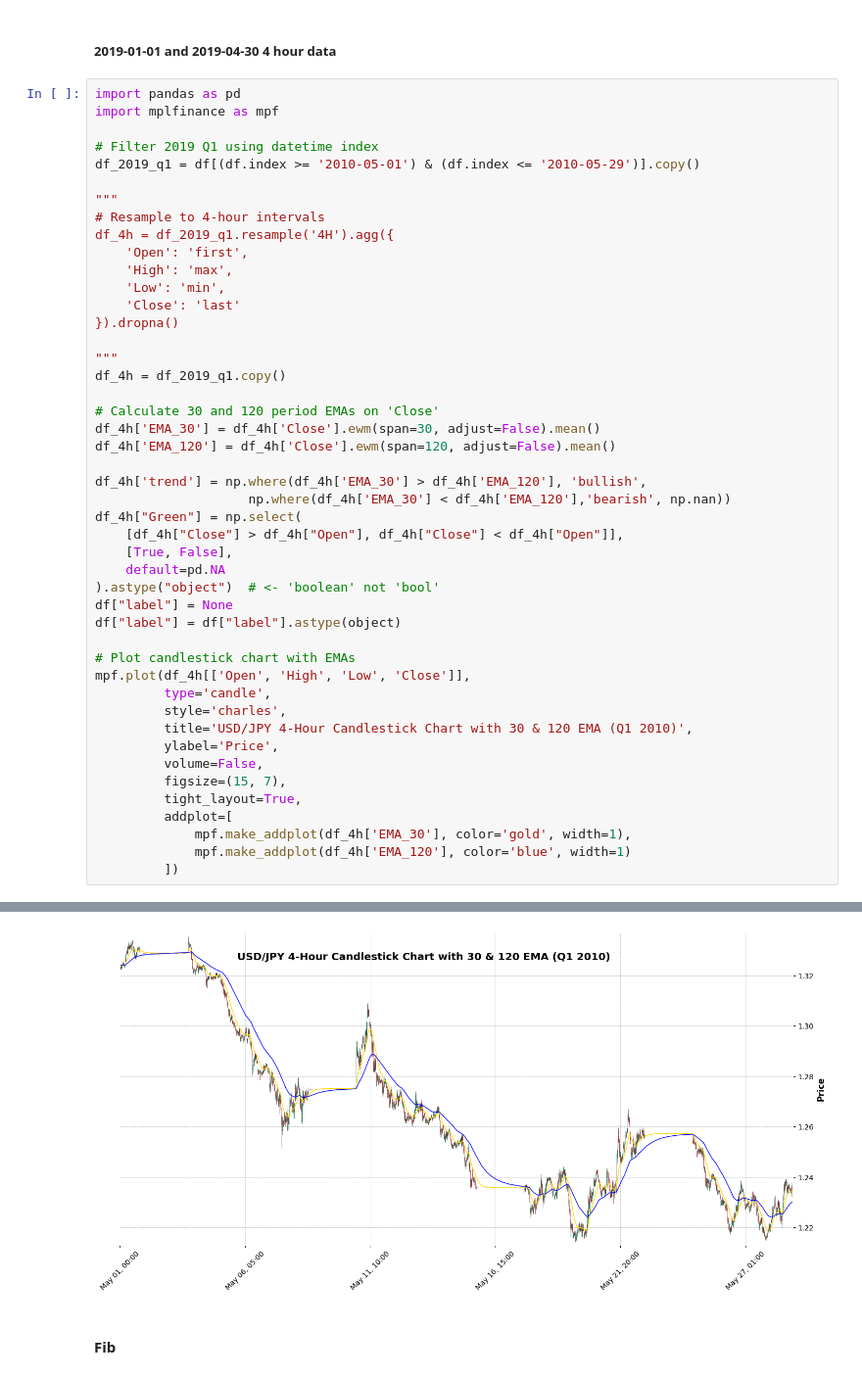
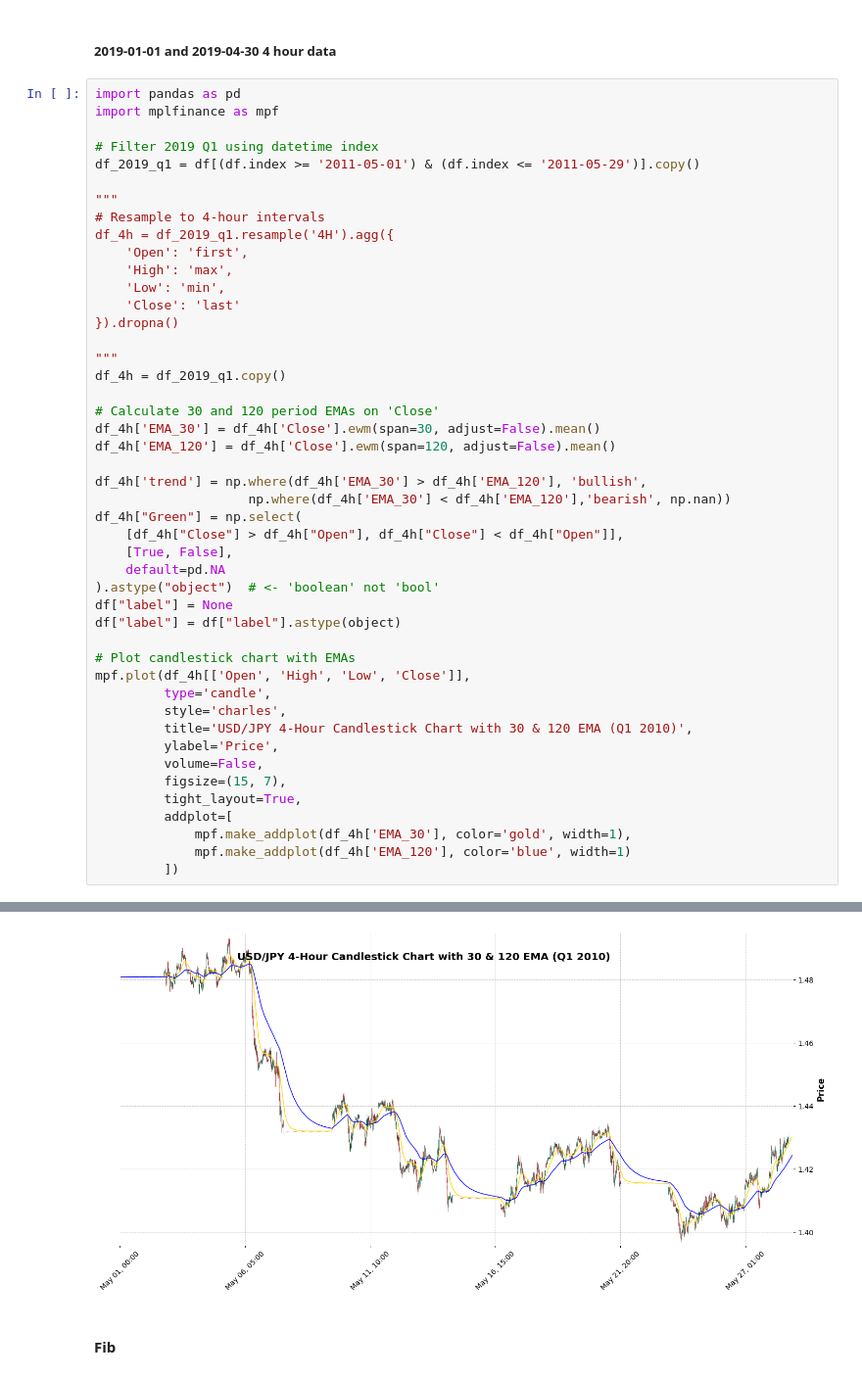
Before and after one commit to greentree327/Algogene_algo_trading, a Jupyter notebook: historical data/forex.ipynb, the cells around one changed output, grey strips where cells are left out. Shown: that part at 98% size. Saved outputs shown, nothing was run; the diff lists cells and outputs as text.

```diff
--- a/historical data/forex.ipynb
+++ b/historical data/forex.ipynb
@@ -38,7 +38,7 @@ import pandas as pd
 import mplfinance as mpf
 
 # Filter 2019 Q1 using datetime index
-df_2019_q1 = df[(df.index >= '2010-05-01') & (df.index <= '2010-05-29')].copy()
+df_2019_q1 = df[(df.index >= '2011-05-01') & (df.index <= '2011-05-29')].copy()
 
 """
 # Resample to 4-hour intervals
@@ -66,34 +66,34 @@ df_4h["Green"] = np.select(
 df["label"] = None
 df["label"] = df["label"].astype(object)
 
 # Plot candlestick chart with EMAs
 mpf.plot(df_4h[['Open', 'High', 'Low', 'Close']],
          type='candle',
          style='charles',
          title='USD/JPY 4-Hour Candlestick Chart with 30 & 120 EMA (Q1 2010)',
          ylabel='Price',
          volume=False,
          figsize=(15, 7),
          tight_layout=True,
          addplot=[
              mpf.make_addplot(df_4h['EMA_30'], color='gold', width=1),
              mpf.make_addplot(df_4h['EMA_120'], color='blue', width=1)
          ])
 # %% [output]
  =================================================================
 
    WARNING: YOU ARE PLOTTING SO MUCH DATA THAT IT MAY NOT BE
             POSSIBLE TO SEE DETAILS (Candles, Ohlc-Bars, Etc.)
    For more information see:
    - https://github.com/matplotlib/mplfinance/wiki/Plotting-Too-Much-Data
 
    TO SILENCE THIS WARNING, set `type='line'` in `mpf.plot()`
    OR set kwarg `warn_too_much_data=N` where N is an integer
    LARGER than the number of data points you want to plot.
 
  ================================================================
   warnings.warn('\n\n ================================================================= '+
-[figure, old version]
+[figure, new version]
 # %% [markdown]
 #### Fib
 # %%
```
Also changed, not shown: parts of 3 cells of this notebook, 2 other files.
